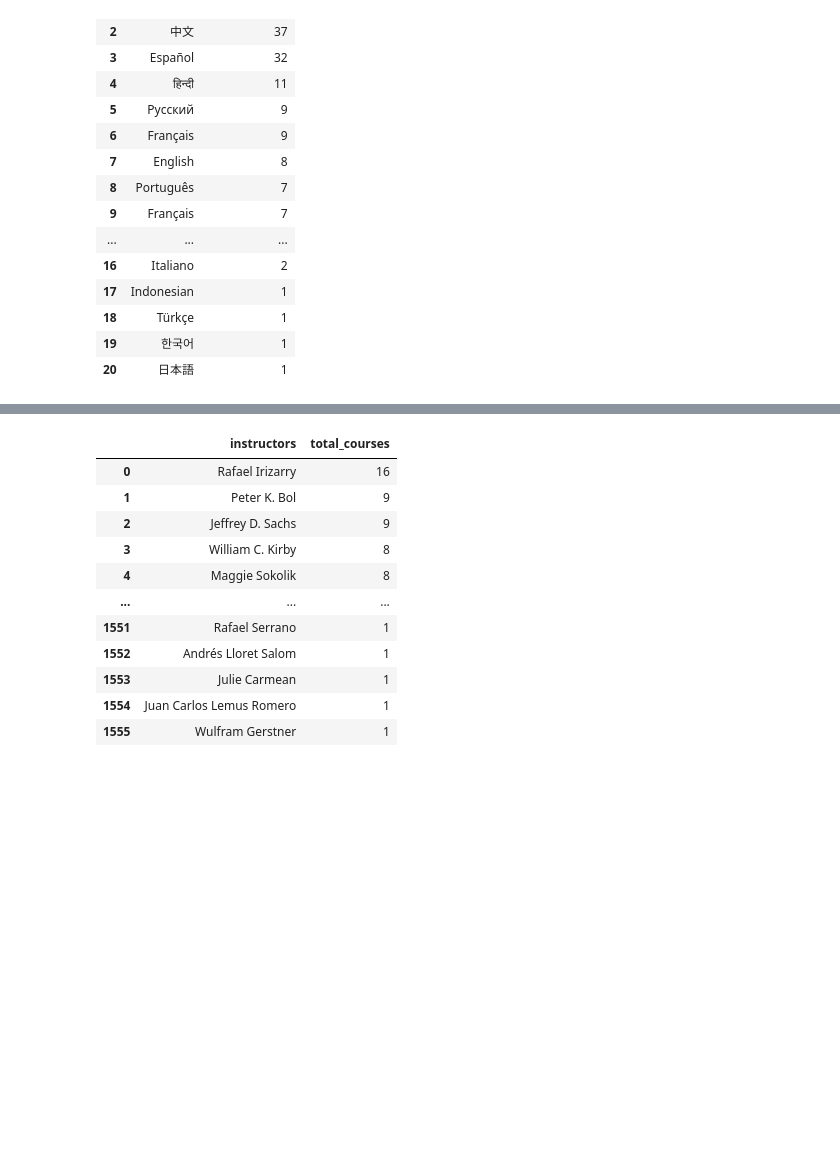
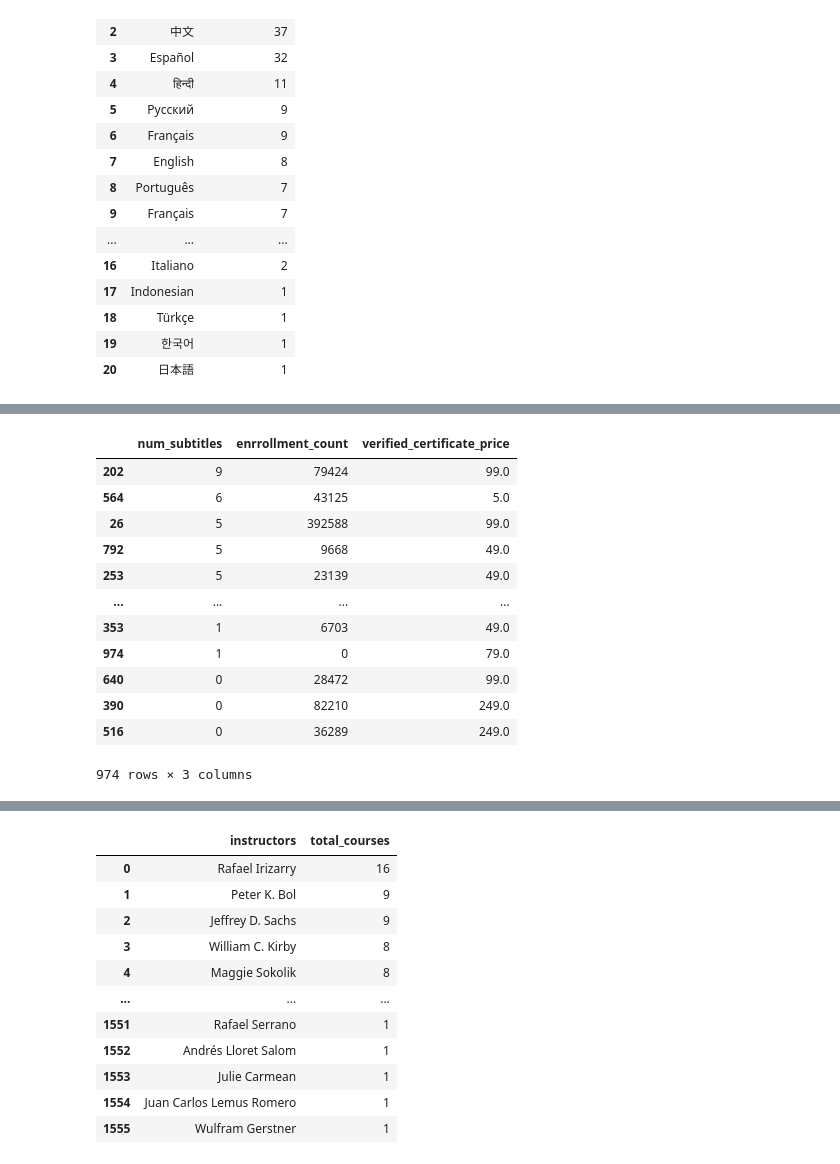
Before and after one commit to HolyGrace/MOOCalytics, a Jupyter notebook: notebooks/EDA.ipynb, the cells around one changed output, grey strips where cells are left out. Saved outputs shown, nothing was run; the diff lists cells and outputs as text; code cells hidden in the pictures; blank space fills up the shorter version.

```diff
--- a/notebooks/EDA.ipynb
+++ b/notebooks/EDA.ipynb
@@ -908,0 +943,20 @@ sub_frequency['subtitles'][3]
+# %%
+edx_with_num_subs = edx_data[['subtitles', 'enrrollment_count', 'verified_certificate_price']]
+edx_with_num_subs['subtitles'] = edx_with_num_subs['subtitles'].apply(lambda x: len(x) if isinstance(x, list) else 0)
+edx_with_num_subs = edx_with_num_subs.rename(columns = {'subtitles': 'num_subtitles'})
+edx_with_num_subs = edx_with_num_subs.sort_values(by=['num_subtitles'], ascending=False)
+edx_with_num_subs
+# %% [output]
+|  | num_subtitles | enrrollment_count | verified_certificate_price |
+| 202 | 9 | 79424 | 99.0 |
+| 564 | 6 | 43125 | 5.0 |
+| 26 | 5 | 392588 | 99.0 |
+| 792 | 5 | 9668 | 49.0 |
+| 253 | 5 | 23139 | 49.0 |
+| ... | ... | ... | ... |
+| 353 | 1 | 6703 | 49.0 |
+| 974 | 1 | 0 | 79.0 |
+| 640 | 0 | 28472 | 99.0 |
+| 390 | 0 | 82210 | 249.0 |
+| 516 | 0 | 36289 | 249.0 |
+974 rows × 3 columns
```
Also changed, not shown: parts of 5 cells of this notebook.
